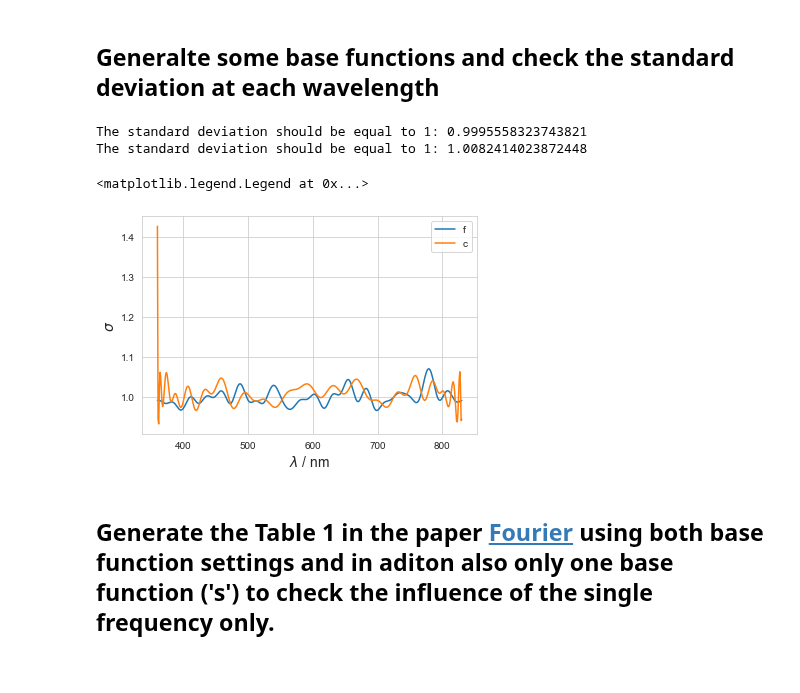
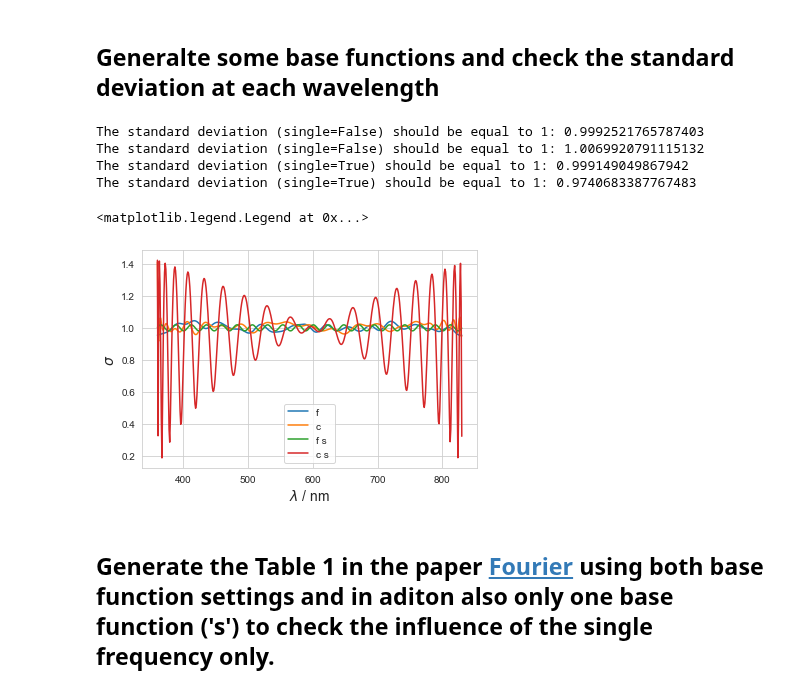
Before and after one commit to empir19nrm02/empir19nrm02, a Jupyter notebook: empir19nrm02/Jupyter/MCSim_Test.ipynb, the cells around one changed output. Drawn from its saved outputs; the diff is of its cells as text; code cells hidden in the pictures.

```diff
--- a/empir19nrm02/Jupyter/MCSim_Test.ipynb
+++ b/empir19nrm02/Jupyter/MCSim_Test.ipynb
@@ -310,27 +310,32 @@ for number_base in range(5):
 ## Generalte some base functions and check the standard deviation at each wavelength
 # %%
 trials = 1000
-def check_std( mode):
+def check_std( mode, single = False):
     baseFunctions = np.zeros((trials, base_function_steps))
     number_base = 10
+    single_str = ' s ' if single else ' '
     for i in range(trials):
-        baseFunctions[i] = generate_base_functions(mode + ' ' + str(number_base) + ' o', base_function_steps, 1)
+        baseFunctions[i] = generate_base_functions(mode + ' ' + str(number_base) + single_str + ' o', base_function_steps, 1)
 
-    std = np.std(baseFunctions, axis=0)
-    pyplot.plot( wl, std , label=mode)
-    print('The standard deviation should be equal to 1:', np.mean(std))
+    std_dev = np.std(baseFunctions, axis=0)
+    pyplot.plot( wl, std_dev , label=mode + single_str)
+    print(f'The standard deviation (single={single}) should be equal to 1: {np.mean(std_dev)}')
 
 check_std('f')
 check_std('c')
+check_std('f', single=True)
+check_std('c', single=True)
 
 pyplot.xlabel('$\lambda$ / nm', size=label_font_size)
 pyplot.ylabel('$\sigma$', size=label_font_size)
 pyplot.legend()
 # %% [output]
-The standard deviation should be equal to 1: 0.9995558323743821
-The standard deviation should be equal to 1: 1.0082414023872448
+The standard deviation (single=False) should be equal to 1: 0.9992521765787403
+The standard deviation (single=False) should be equal to 1: 1.0069920791115132
+The standard deviation (single=True) should be equal to 1: 0.999149049867942
+The standard deviation (single=True) should be equal to 1: 0.9740683387767483
 <matplotlib.legend.Legend at 0x...>
-[figure, old version]
+[figure, new version]
 # %% [markdown]
 ## Generate the Table 1 in the paper [Fourier](https://doi.org/10.1088/1681-7575/aa7b39) using both base function settings and in aditon also only one base function ('s') to check the influence of the single frequency only.
 # %%
```
Also changed, not shown: parts of 9 cells of this notebook, 1 other file.
